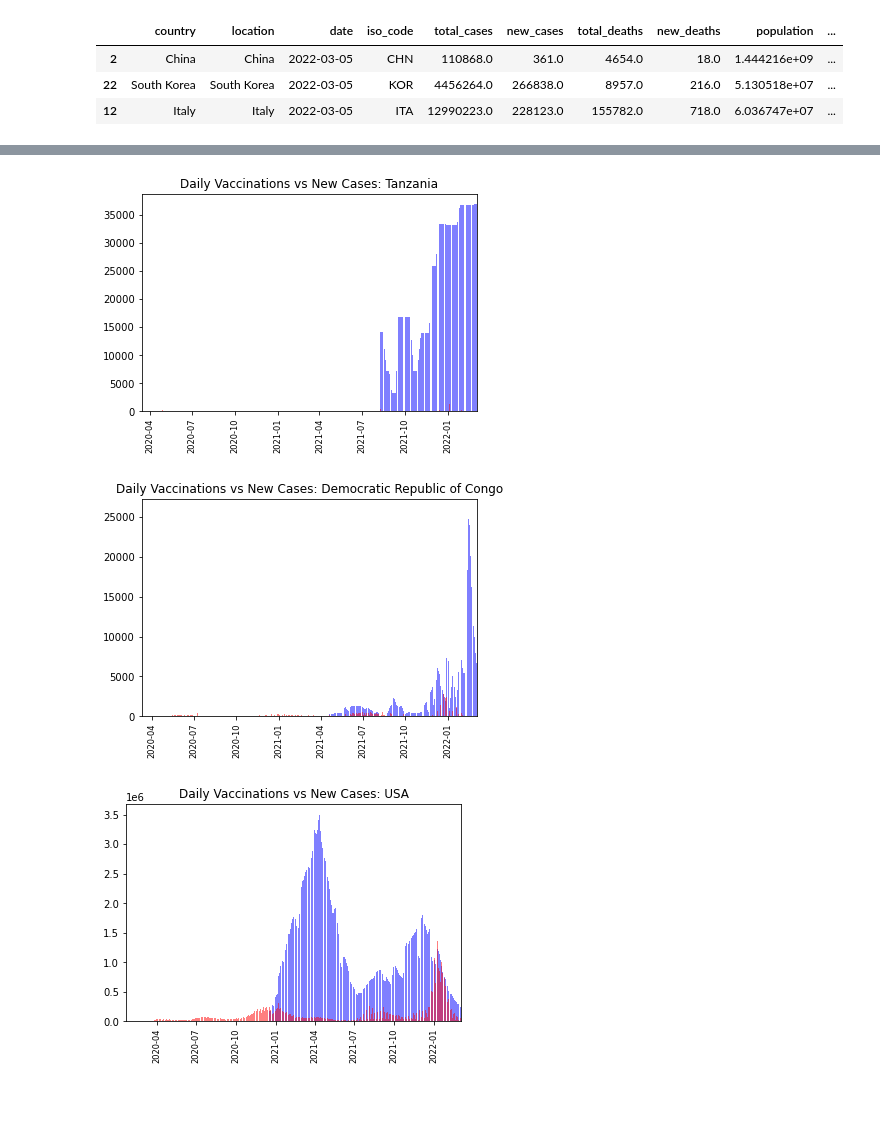
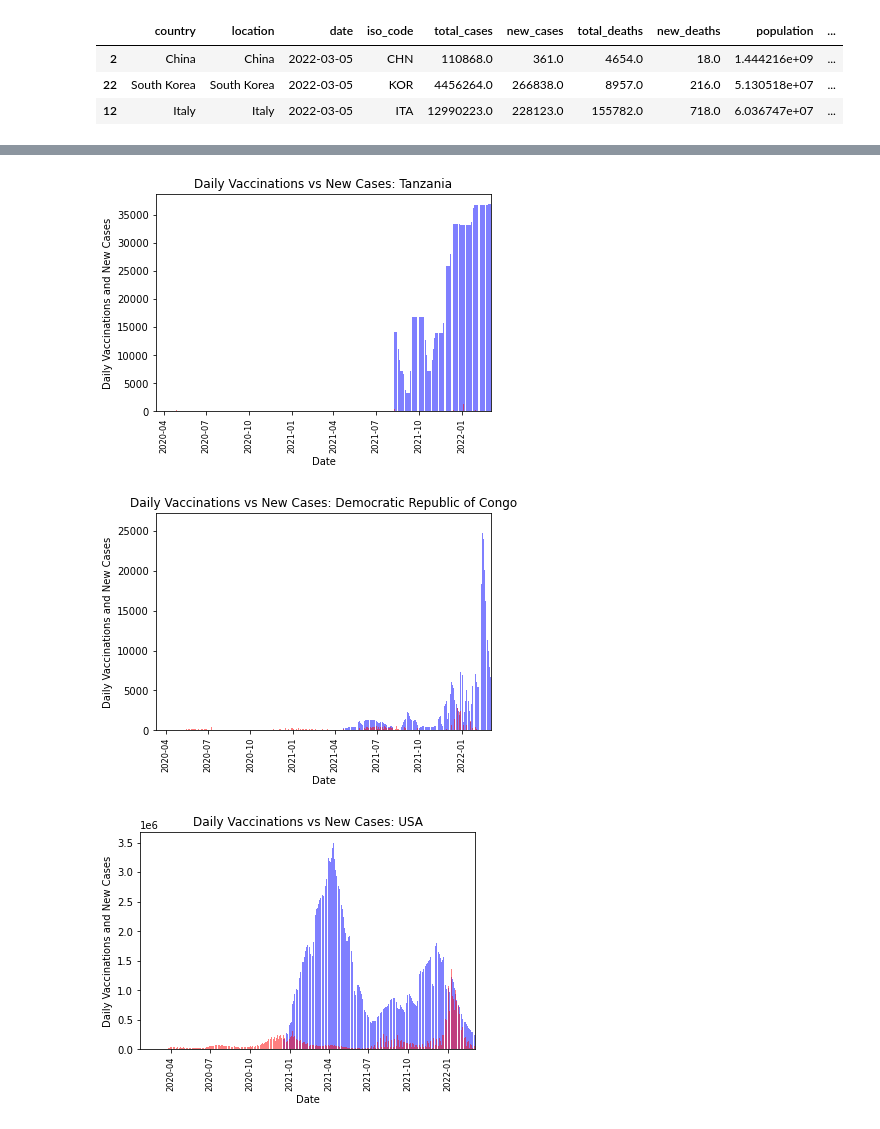
Before and after one commit to oiwuoni/group-3-bootcamp-project-1-repo, a Jupyter notebook: Covid-19 Data eric2 branch.ipynb, the cells around one changed output, grey strips where cells are left out. Drawn from its saved outputs; the diff is of its cells as text; code cells hidden in the pictures; blank space fills up the shorter version.

```diff
--- a/Covid-19 Data eric2 branch.ipynb
+++ b/Covid-19 Data eric2 branch.ipynb
@@ -246,9 +254,11 @@ plt.bar(country5_df['date'], country5_df['new_cases'], color='r', alpha=0.5)
 plt.xlim(country5_df['date'].min(), country5_df['date'].max())
 plt.xticks(rotation=90, fontweight='light',  fontsize='small')
 plt.title("Daily Vaccinations vs New Cases: Tanzania")
+plt.xlabel('Date')
+plt.ylabel ('Daily Vaccinations and New Cases')
 plt.show()
 # %% [output]
-[figure, old version]
+[figure, new version]
 # %%
 #Create Bar Chart for DRC
 plt.bar(country6_df['date'], country6_df['daily_vaccinations'], color='b', alpha=0.5)
@@ -256,19 +266,23 @@ plt.bar(country6_df['date'], country6_df['new_cases'], color='r', alpha=0.5)
 plt.xlim(country6_df['date'].min(), country6_df['date'].max())
 plt.xticks(rotation=90, fontweight='light',  fontsize='small')
 plt.title("Daily Vaccinations vs New Cases: Democratic Republic of Congo")
+plt.xlabel('Date')
+plt.ylabel ('Daily Vaccinations and New Cases')
 plt.show()
 # %% [output]
-[figure, old version]
+[figure, new version]
 # %%
 #Create Bar Chart for USA
 plt.bar(usa_df['date'], usa_df['daily_vaccinations'], color='b', alpha=0.5)
 plt.bar(usa_df['date'], usa_df['new_cases'], color='r', alpha=0.5)
 plt.xlim(usa_df['date'].min(), usa_df['date'].max())
 plt.xticks(rotation=90, fontweight='light',  fontsize='small')
 plt.title("Daily Vaccinations vs New Cases: USA")
+plt.xlabel('Date')
+plt.ylabel ('Daily Vaccinations and New Cases')
 plt.show()
 # %% [output]
-[figure, old version]
+[figure, new version]
 # %%
 #Create Bar Chart for Brazil
 plt.bar(BRA_df['date'], BRA_df['daily_vaccinations'], color='b', alpha=0.5)
```
Also changed, not shown: parts of 5 cells of this notebook.
